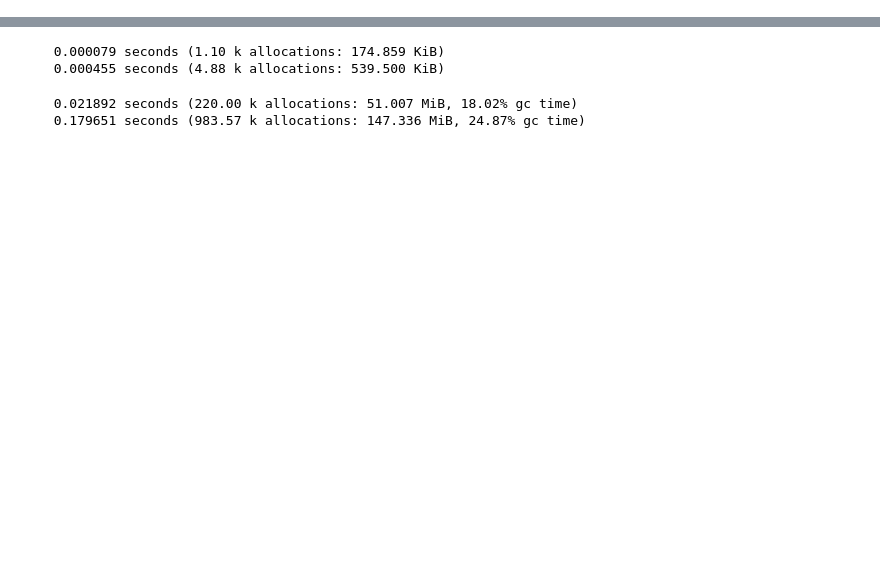
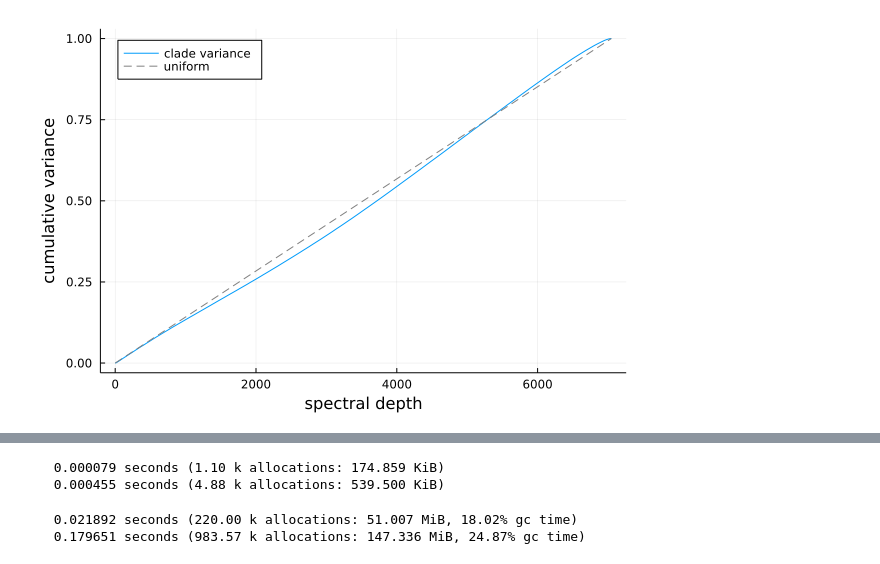
Before and after one commit to aramanlab/Doran_etal_2022, a Jupyter notebook: notebooks/dev/quicktest.ipynb, the cells around one changed output, grey strips where cells are left out. Cells and saved outputs as stored; diff of their text form; code cells hidden in the pictures; blank space fills up the shorter version.

```diff
--- a/notebooks/dev/quicktest.ipynb
+++ b/notebooks/dev/quicktest.ipynb
@@ -5,0 +110,10 @@ using NewickTreeTools
+# %%
+plot(cumsum(mapslices(var, usv.U[uniprot.obs.Phylum .== "Bacteroidetes", :], dims=1)[:]),
+    # title="cum. var. 16 taxa near B. stercoris",
+    xlabel="spectral depth",
+    ylabel="cumulative variance",
+    label="clade variance",
+    legend=:topleft)
+plot!((1:7047)./7047, c=:grey, linestyle=:dash, label="uniform")
+# %% [output]
+[figure, added]
```
Also changed, not shown: parts of 16 cells of this notebook, 6 other files.
